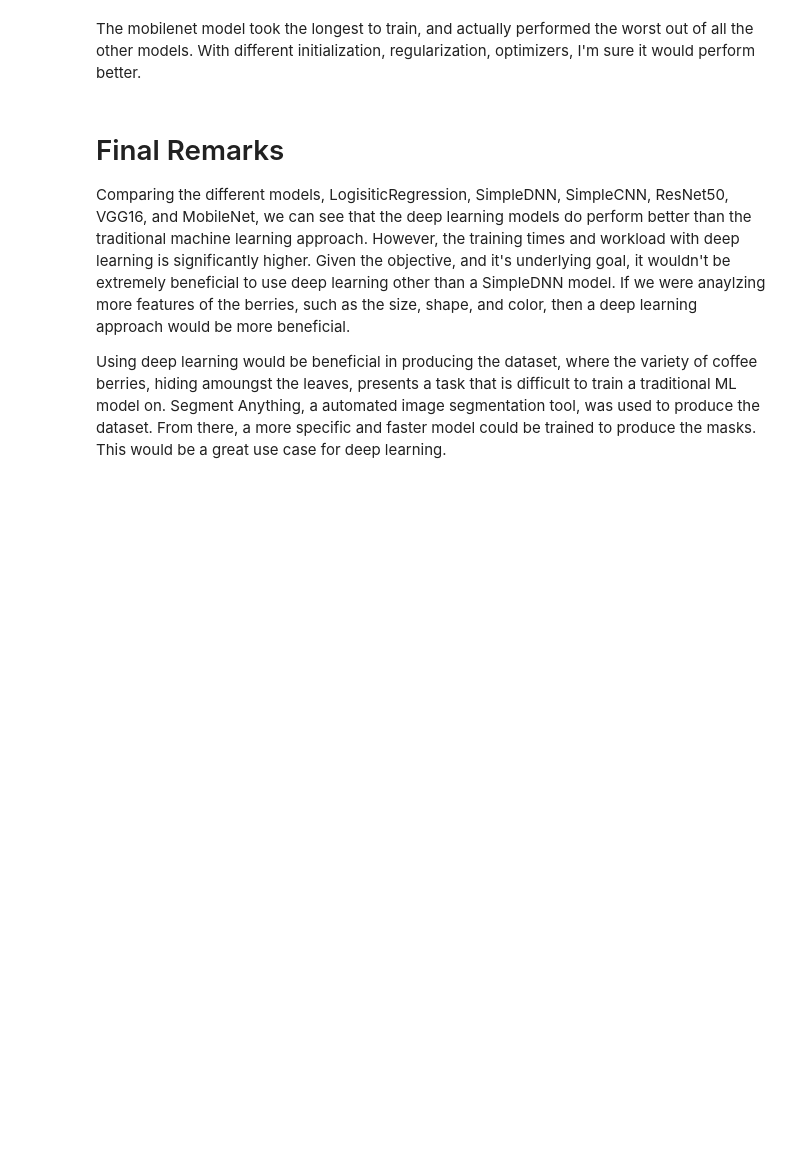
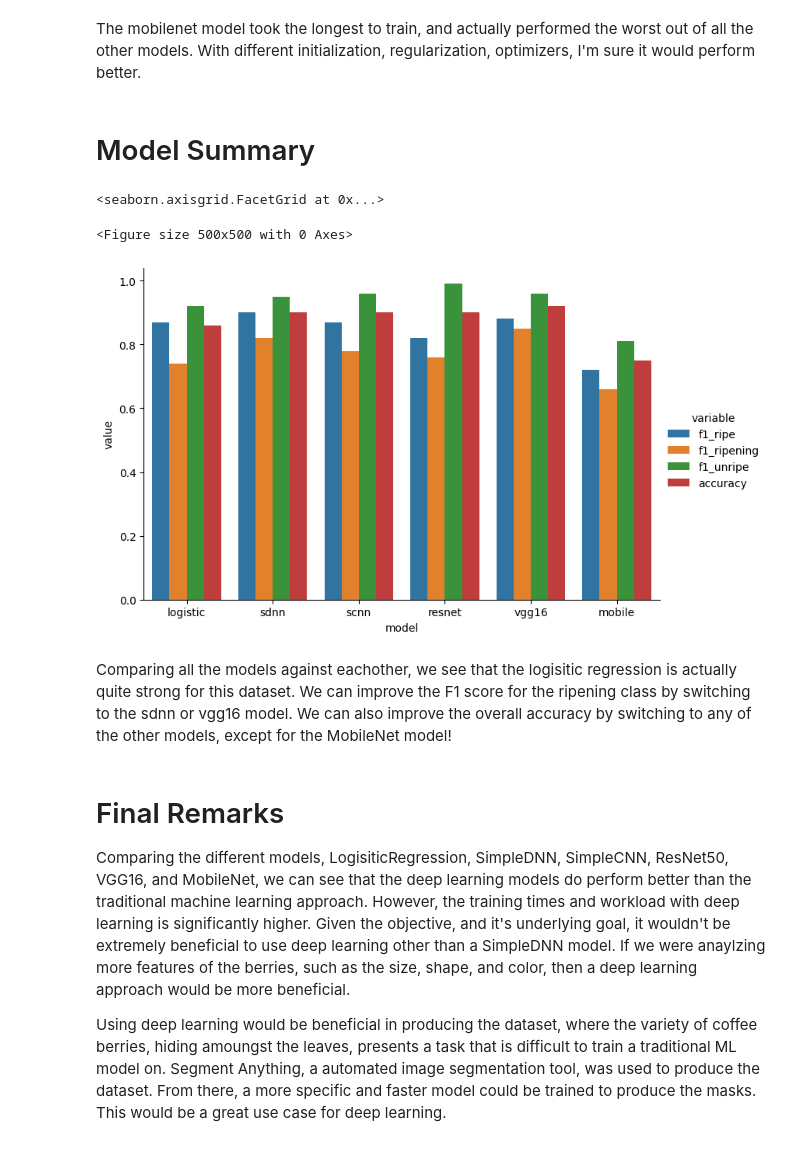
Before and after one commit to jackmead515/jackmead515.github.io, a Jupyter notebook: _blogs/kona_coffee_ibm_dl/kona_coffee_ibm_dl.ipynb, the cells around one changed output. Drawn from its saved outputs; the diff is of its cells as text; code cells hidden in the pictures; blank space fills up the shorter version.

Commit message:
adding model comparison

```diff
--- a/_blogs/kona_coffee_ibm_dl/kona_coffee_ibm_dl.ipynb
+++ b/_blogs/kona_coffee_ibm_dl/kona_coffee_ibm_dl.ipynb
@@ -695,6 +695,42 @@ weighted avg       0.78      0.75      0.75       154
 [figure]
 # %% [markdown]
 The mobilenet model took the longest to train, and actually performed the worst out of all the other models. With different initialization, regularization, optimizers, I'm sure it would perform better.
+# %% [markdown]
+# Model Summary
+# %%
+final = [
+    ('logistic', 0.87, 0.74, 0.92, 0.86),
+    ('sdnn', 0.90, 0.82, 0.95, 0.90),
+    ('scnn', 0.87, 0.78, 0.96, 0.90),
+    ('resnet', 0.82, 0.76, 0.99, 0.90),
+    ('vgg16', 0.88, 0.85, 0.96, 0.92),
+    ('mobile', 0.72, 0.66, 0.81, 0.75)
+]
+
+columns = ['model', 'f1_ripe', 'f1_ripening', 'f1_unripe', 'accuracy']
+
+metrics_df = pd.DataFrame(final, columns=columns)
+
+metrics_df = pd.melt(metrics_df, id_vars=['model'], value_vars=['f1_ripe', 'f1_ripening', 'f1_unripe', 'accuracy'])
+
+# plot metrics against each other
+plt.figure(figsize=(5, 5))
+
+sns.catplot(
+    data=metrics_df,
+    x='model',
+    y='value',
+    hue='variable',
+    kind='bar',
+    height=5,
+    aspect=1.5
+)
+# %% [output]
+<seaborn.axisgrid.FacetGrid at 0x...>
+<Figure size 500x500 with 0 Axes>
+[figure, added]
+# %% [markdown]
+Comparing all the models against eachother, we see that the logisitic regression is actually quite strong for this dataset. We can improve the F1 score for the ripening class by switching to the sdnn or vgg16 model. We can also improve the overall accuracy by switching to any of the other models, except for the MobileNet model!
 # %% [markdown]
 # Final Remarks
 
```
Also changed, not shown: 2 other files.
